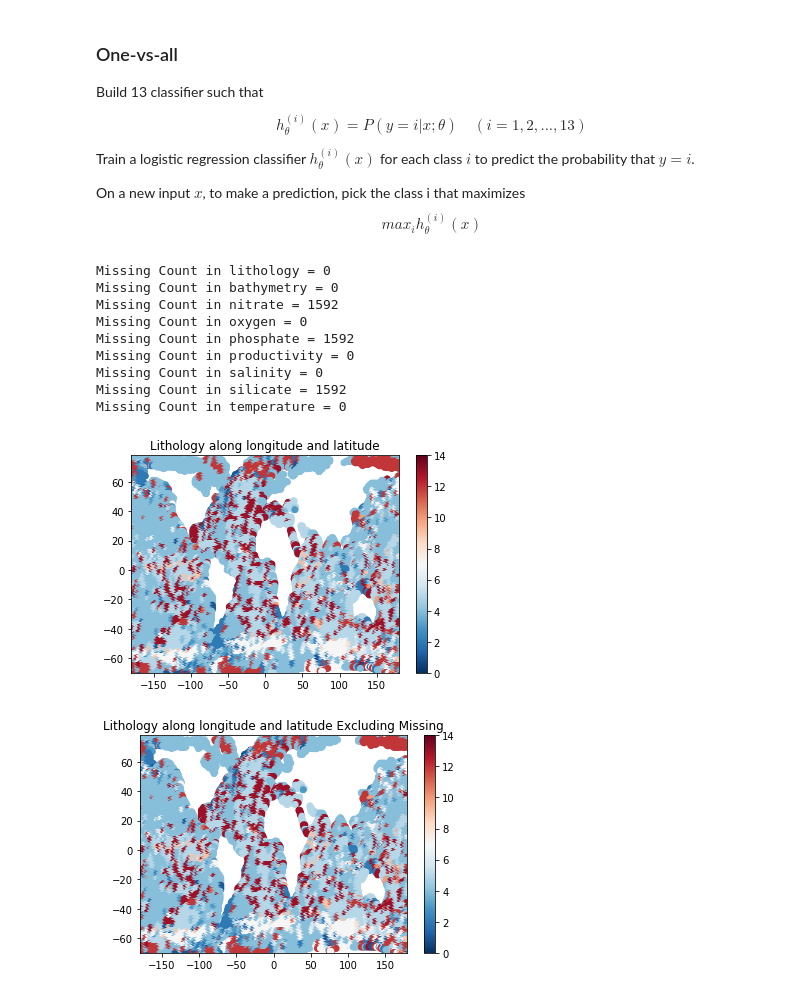
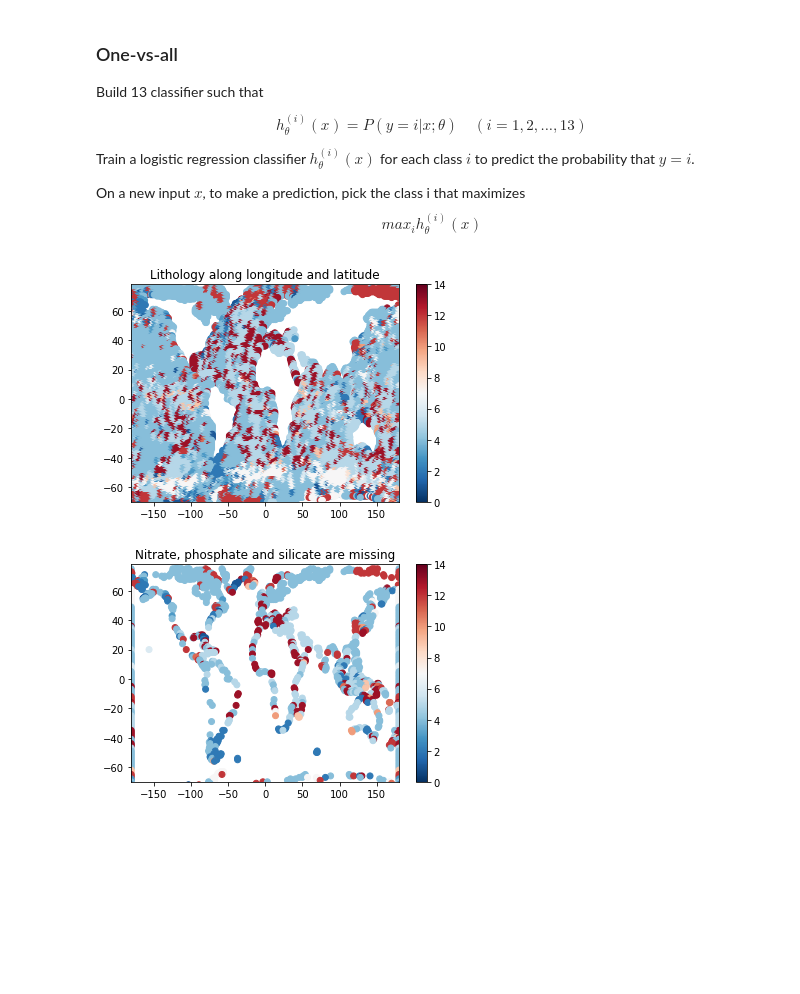
Before and after one commit to joyceyuu/sea, a Jupyter notebook: lithology.ipynb, the cells around one changed output. Saved outputs shown, nothing was run; the diff lists cells and outputs as text; code cells hidden in the pictures; blank space fills up the shorter version.

```diff
--- a/lithology.ipynb
+++ b/lithology.ipynb
@@ -55,42 +55,34 @@ $$max_{i} h_\theta^{(i)}(x)$$
 # %%
 # training data should exclude longitude and latitude
 training_data = data.copy()
 del training_data["longitude"]
 del training_data["latitude"]
 training_data.head()
 
 # feature missing reports
-for col in training_data:
-    missing = sum(pd.isnull(training_data[col]))
-    print("Missing Count in {} = {}".format(col, missing))
+# for col in training_data:
+#     missing = sum(pd.isnull(training_data[col]))
+#     print("Missing Count in {} = {}".format(col, missing))
 
 
 # check missing are consistent
 nitrate_missing = pd.isnull(training_data["nitrate"])
 phosphate_missing = pd.isnull(training_data["phosphate"])
 silicate_missing = pd.isnull(training_data["silicate"])
 assert np.array_equal(nitrate_missing, phosphate_missing)
 assert np.array_equal(nitrate_missing, silicate_missing)
 
 
 # global map including and excluding missing parts
 draw_gloabl(lon, lat, y, "Lithology along longitude and latitude")
-draw_gloabl(lon[~nitrate_missing],
-            lat[~nitrate_missing],
-            y[~nitrate_missing],
-            "Lithology along longitude and latitude Excluding Missing")
+# highlight place of missing
+draw_gloabl(lon[nitrate_missing],
+            lat[nitrate_missing],
+            y[nitrate_missing],
+            "Nitrate, phosphate and silicate are missing")
 # %% [output]
-Missing Count in lithology = 0
-Missing Count in bathymetry = 0
-Missing Count in nitrate = 1592
-Missing Count in oxygen = 0
-Missing Count in phosphate = 1592
-Missing Count in productivity = 0
-Missing Count in salinity = 0
-Missing Count in silicate = 1592
-Missing Count in temperature = 0
 [figure]
-[figure, old version]
+[figure, new version]
 # %%
 # obtain list of feature names
 target = "lithology"
```
Also changed, not shown: parts of 2 cells of this notebook, 2 other files.
